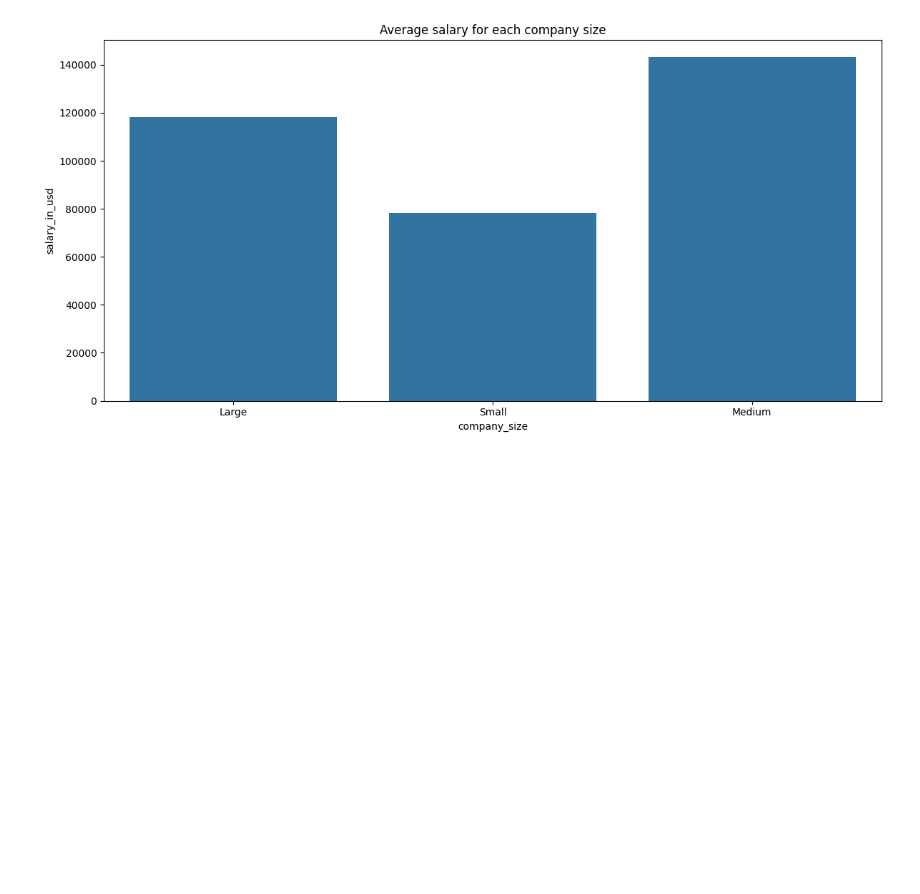
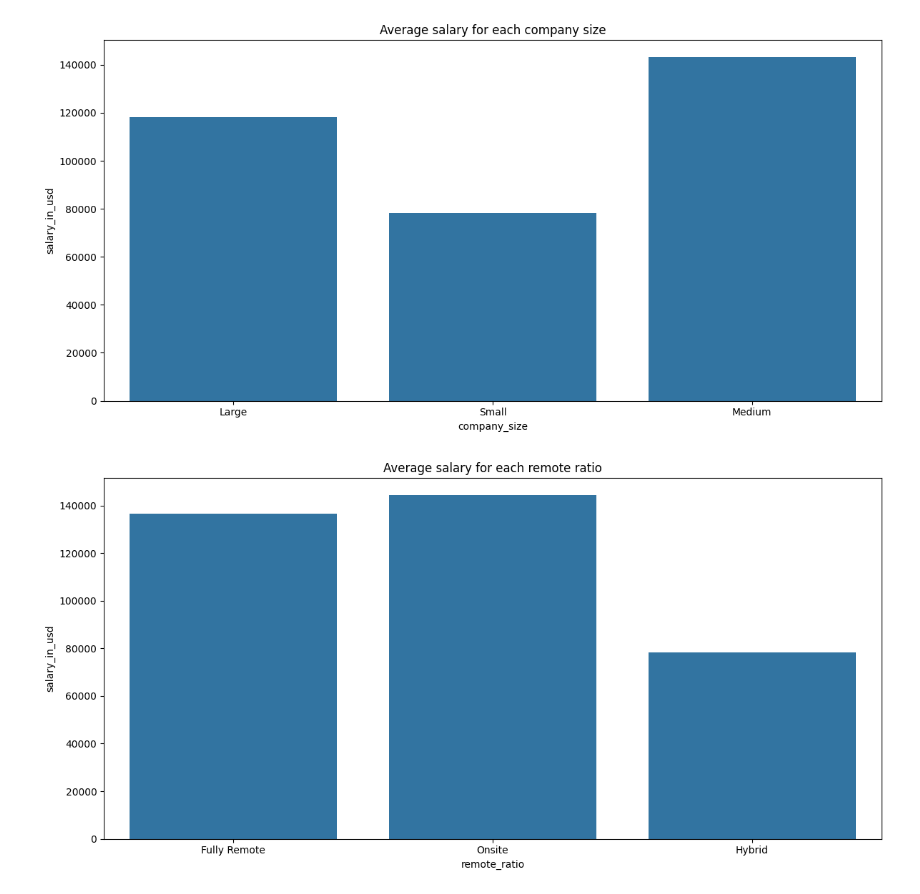
Before and after one commit to AnubhavYadavBCA25/Data-Professionals-Salaries-2020-to-2023-Analysis, a Jupyter notebook: Analysis.ipynb, the cells around one changed output. Drawn from its saved outputs; the diff is of its cells as text; code cells hidden in the pictures; blank space fills up the shorter version.

Commit message:
Data Viz and Relevant Libraries installed

```diff
--- a/Analysis.ipynb
+++ b/Analysis.ipynb
@@ -488,3 +488,12 @@ plt.tight_layout()
 plt.show()
 # %% [output]
 [figure]
+# %%
+# Average salary for each remote ratio
+plt.figure(figsize=(12, 6))
+sns.barplot(x='remote_ratio', y='salary_in_usd', data=df, estimator=np.mean, ci=None)
+plt.title('Average salary for each remote ratio')
+plt.tight_layout()
+plt.show()
+# %% [output]
+[figure, added]
```
Also changed, not shown: parts of 7 cells of this notebook, 1 other file.
